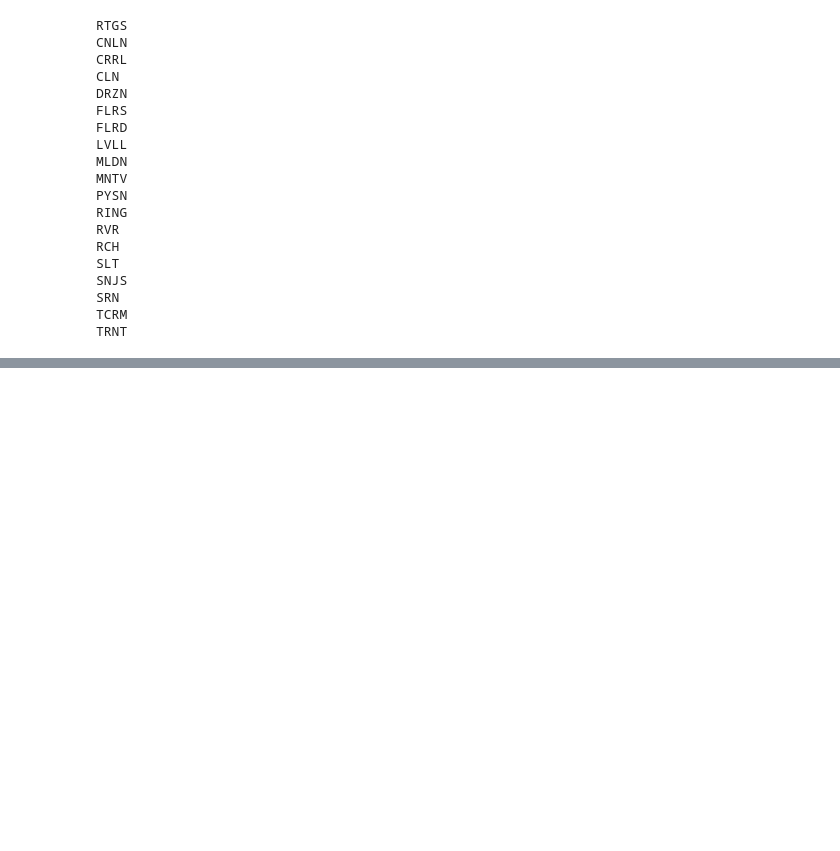
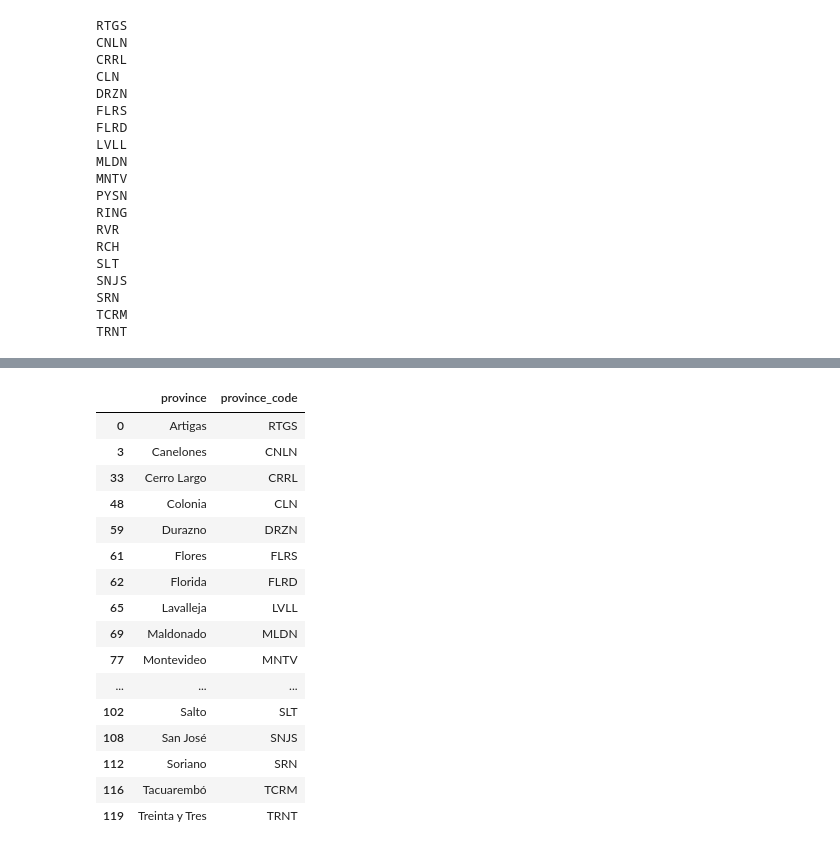
Before and after one commit to Tetfretguru/myroots, a Jupyter notebook: notebooks/lab.ipynb, the cells around one changed output, grey strips where cells are left out. Cells and saved outputs as stored; diff of their text form; code cells hidden in the pictures; blank space fills up the shorter version.

```diff
--- a/notebooks/lab.ipynb
+++ b/notebooks/lab.ipynb
@@ -236 +266,23 @@ TRNT
+# %%
+dft["province_code"] = dft["municipality_code"].apply(lambda c: c.split("_")[1])
+dft
+dft.drop_duplicates(subset=["province"])[["province", "province_code"]]
+# %% [output]
+|  | province | province_code |
+| 0 | Artigas | RTGS |
+| 3 | Canelones | CNLN |
+| 33 | Cerro Largo | CRRL |
+| 48 | Colonia | CLN |
+| 59 | Durazno | DRZN |
+| 61 | Flores | FLRS |
+| 62 | Florida | FLRD |
+| 65 | Lavalleja | LVLL |
+| 69 | Maldonado | MLDN |
+| 77 | Montevideo | MNTV |
+| ... | ... | ... |
+| 102 | Salto | SLT |
+| 108 | San José | SNJS |
+| 112 | Soriano | SRN |
+| 116 | Tacuarembó | TCRM |
+| 119 | Treinta y Tres | TRNT |
 # %%
```
Also changed, not shown: parts of 8 cells of this notebook, 5 other files.
